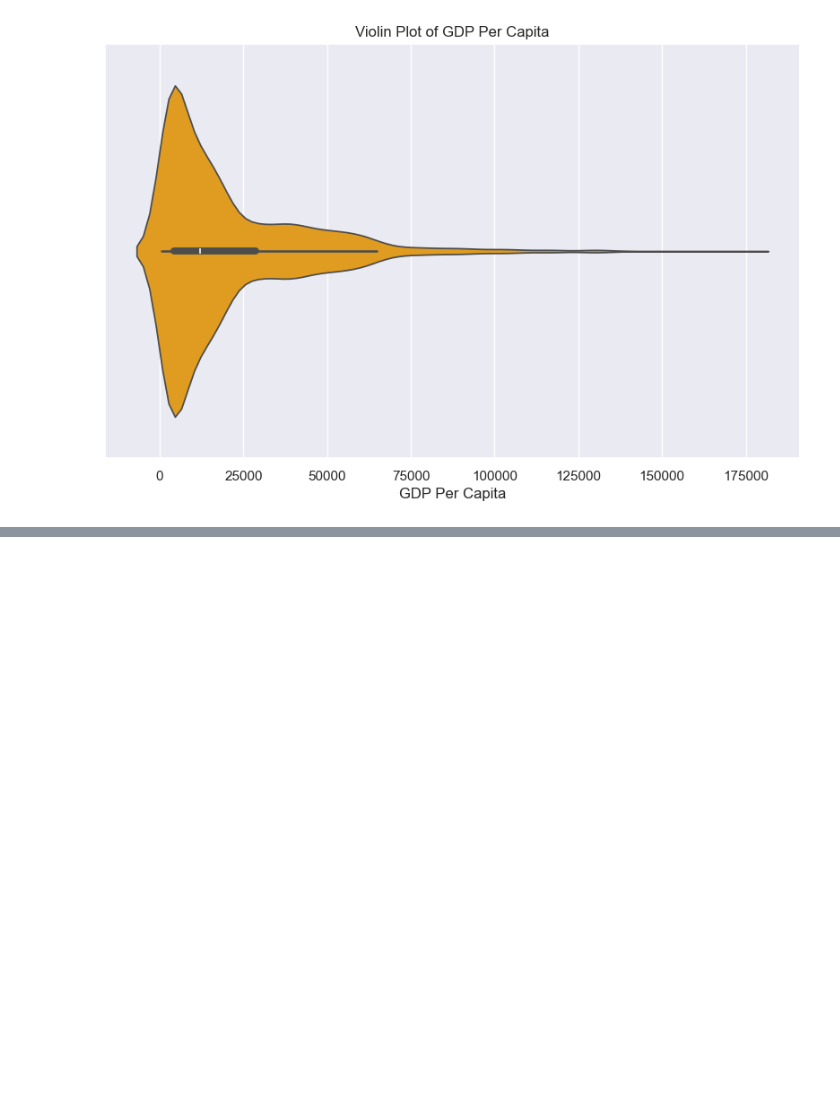
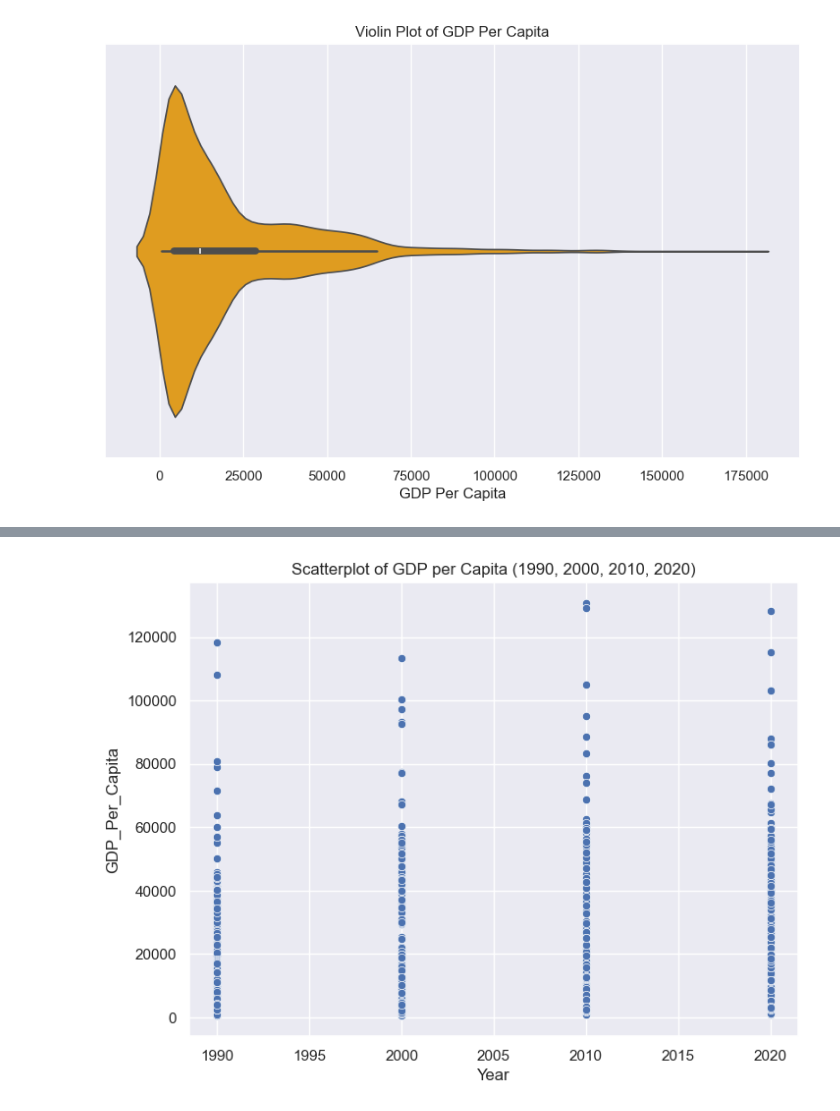
Before and after one commit to NSS-Data-Analytics-Cohort-14/gdp-and-internet-usage-seanfahey1127, a Jupyter notebook: notebooks/gdp_project.ipynb, the cells around one changed output, grey strips where cells are left out. Saved outputs shown, nothing was run; the diff lists cells and outputs as text; code cells hidden in the pictures; blank space fills up the shorter version.

```diff
--- a/notebooks/gdp_project.ipynb
+++ b/notebooks/gdp_project.ipynb
@@ -290,0 +355,7 @@ plt.show()
+# %%
+plt.figure(figsize=(8,6))
+sns.scatterplot(x='Year', y='GDP_Per_Capita', data=gdp_decades)
+plt.title('Scatterplot of GDP per Capita (1990, 2000, 2010, 2020)')
+plt.show()
+# %% [output]
+[figure, added]
```
Also changed, not shown: parts of 26 cells of this notebook.
